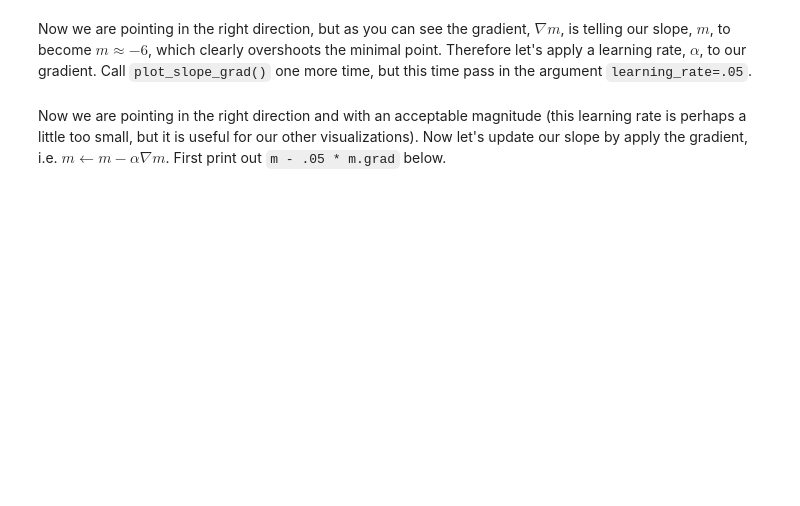
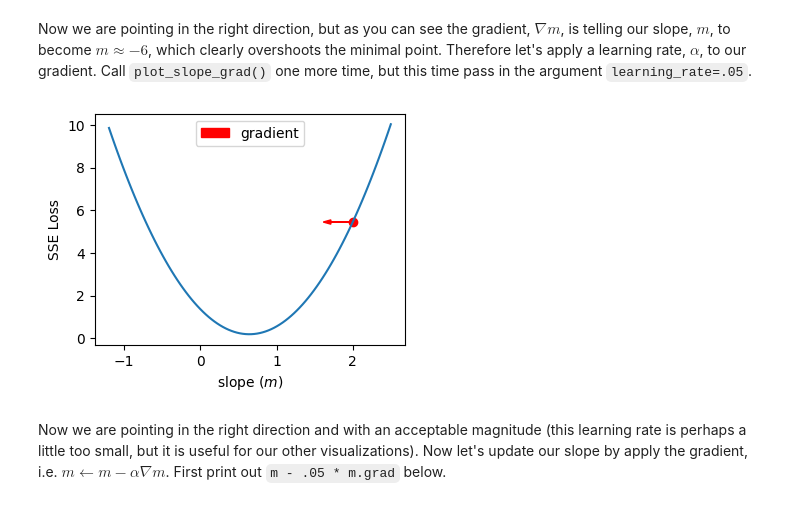
Before and after one commit to ldsbalu/Balu-Portfolio, a Jupyter notebook: lab1_pytorch_intro.ipynb, the cells around one changed output. Saved outputs shown, nothing was run; the diff lists cells and outputs as text; code cells hidden in the pictures; blank space fills up the shorter version.

```diff
--- a/lab1_pytorch_intro.ipynb
+++ b/lab1_pytorch_intro.ipynb
@@ -1176,6 +1180,10 @@ Create the same plot, but point the gradient in the opposite direction.
 Now we are pointing in the right direction, but as you can see the gradient, $\nabla m$, is telling our slope, $m$, to become $m \approx -6$, which clearly overshoots the minimal point.
 Therefore let's apply a learning rate, $\alpha$, to our gradient.
 Call `plot_slope_grad()` one more time, but this time pass in the argument `learning_rate=.05`.
+# %%
+plot_slope_grad(m, -m.grad,learning_rate=.05)
+# %% [output]
+[figure, added]
 # %% [markdown]
 Now we are pointing in the right direction and with an acceptable magnitude (this learning rate is perhaps a little too small, but it is useful for our other visualizations).
 Now let's update our slope by apply the gradient, i.e. $m \leftarrow m - \alpha \nabla m$.
```
Also changed, not shown: parts of 13 cells of this notebook.
